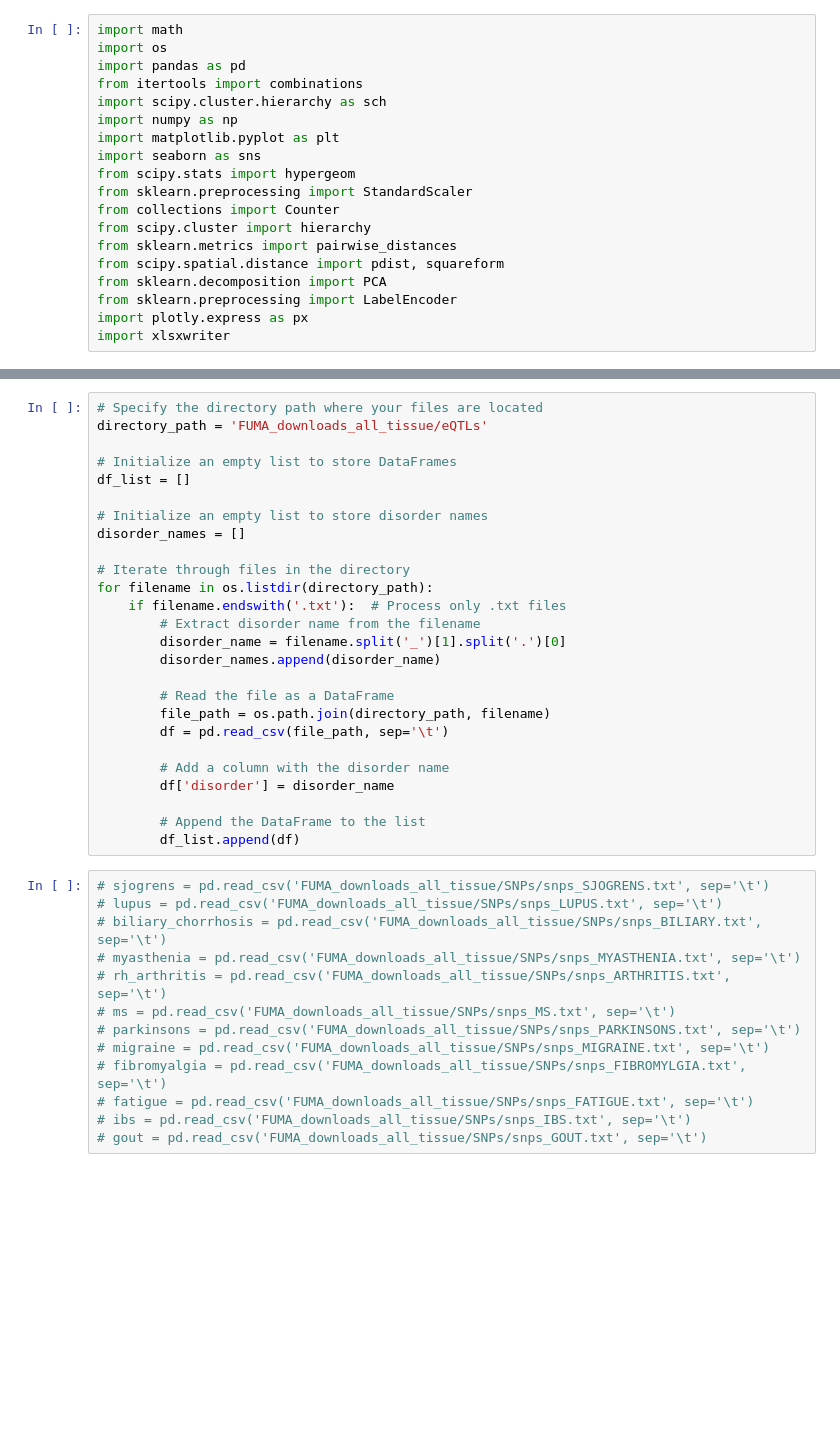
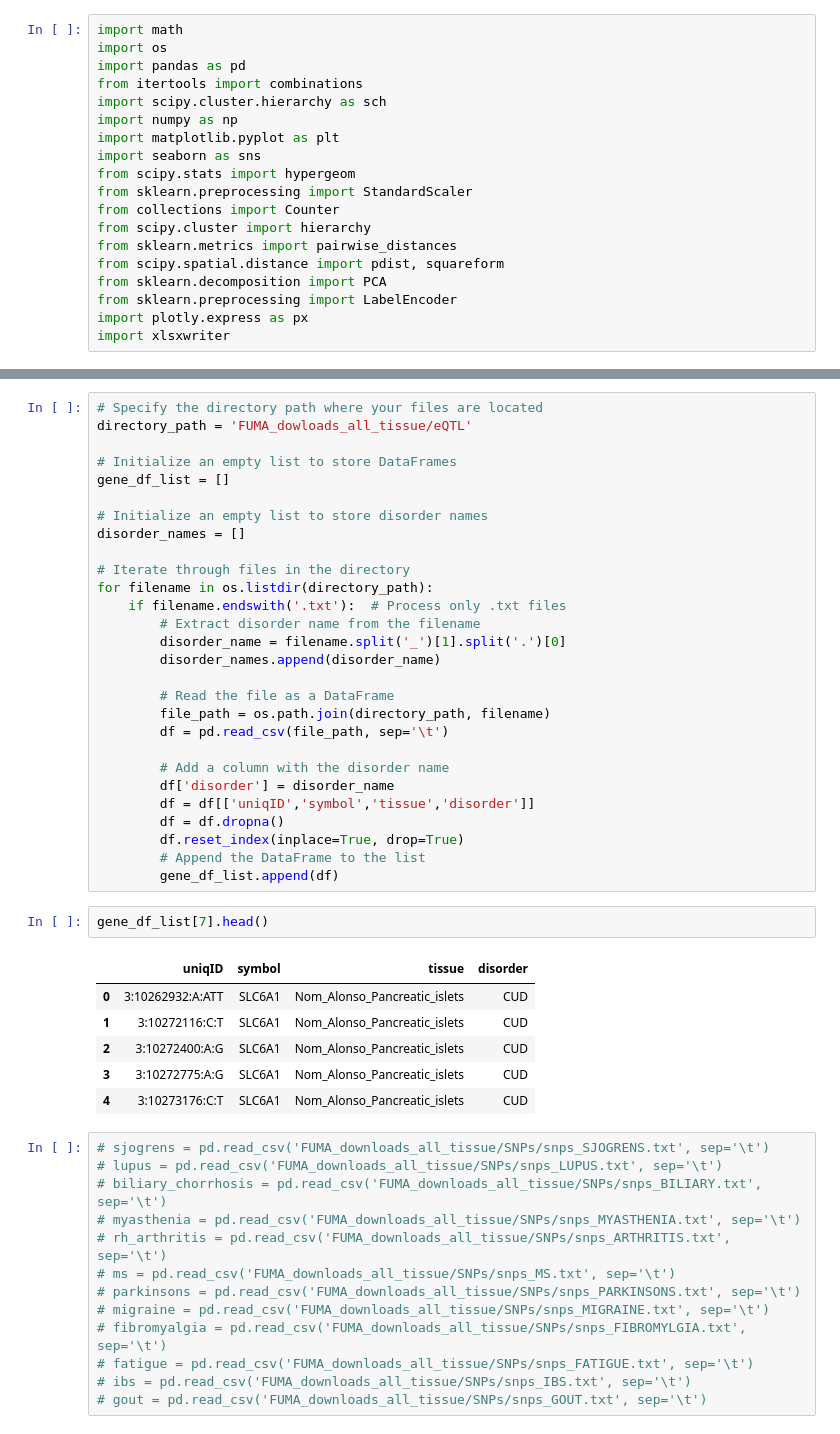
Before and after one commit to Aje026/Genetic-Overlap-in-Female-Biased-Disorders, a Jupyter notebook: FUMA_analysis.ipynb, the cells around one changed output, grey strips where cells are left out. Cells and saved outputs as stored; diff of their text form; blank space fills up the shorter version.

```diff
--- a/snps_disorders.ipynb
+++ b/FUMA_analysis.ipynb
@@ -62,9 +77,9 @@ for filename in os.listdir(directory_path):
 # %%
 # Specify the directory path where your files are located
-directory_path = 'FUMA_downloads_all_tissue/eQTLs'
+directory_path = 'FUMA_dowloads_all_tissue/eQTL'
 
 # Initialize an empty list to store DataFrames
-df_list = []
+gene_df_list = []
 
 # Initialize an empty list to store disorder names
 disorder_names = []
@@ -82,9 +97,20 @@ for filename in os.listdir(directory_path):
 
         # Add a column with the disorder name
         df['disorder'] = disorder_name
-
+        df = df[['uniqID','symbol','tissue','disorder']]
+        df = df.dropna()
+        df.reset_index(inplace=True, drop=True)
         # Append the DataFrame to the list
-        df_list.append(df)
+        gene_df_list.append(df)
+# %%
+gene_df_list[7].head()
+# %% [output]
+|  | uniqID | symbol | tissue | disorder |
+| 0 | 3:10262932:A:ATT | SLC6A1 | Nom_Alonso_Pancreatic_islets | CUD |
+| 1 | 3:10272116:C:T | SLC6A1 | Nom_Alonso_Pancreatic_islets | CUD |
+| 2 | 3:10272400:A:G | SLC6A1 | Nom_Alonso_Pancreatic_islets | CUD |
+| 3 | 3:10272775:A:G | SLC6A1 | Nom_Alonso_Pancreatic_islets | CUD |
+| 4 | 3:10273176:C:T | SLC6A1 | Nom_Alonso_Pancreatic_islets | CUD |
 # %%
 # sjogrens = pd.read_csv('FUMA_downloads_all_tissue/SNPs/snps_SJOGRENS.txt', sep='\t')
 # lupus = pd.read_csv('FUMA_downloads_all_tissue/SNPs/snps_LUPUS.txt', sep='\t')
```
Also changed, not shown: parts of 11 cells of this notebook, 1 other file.
